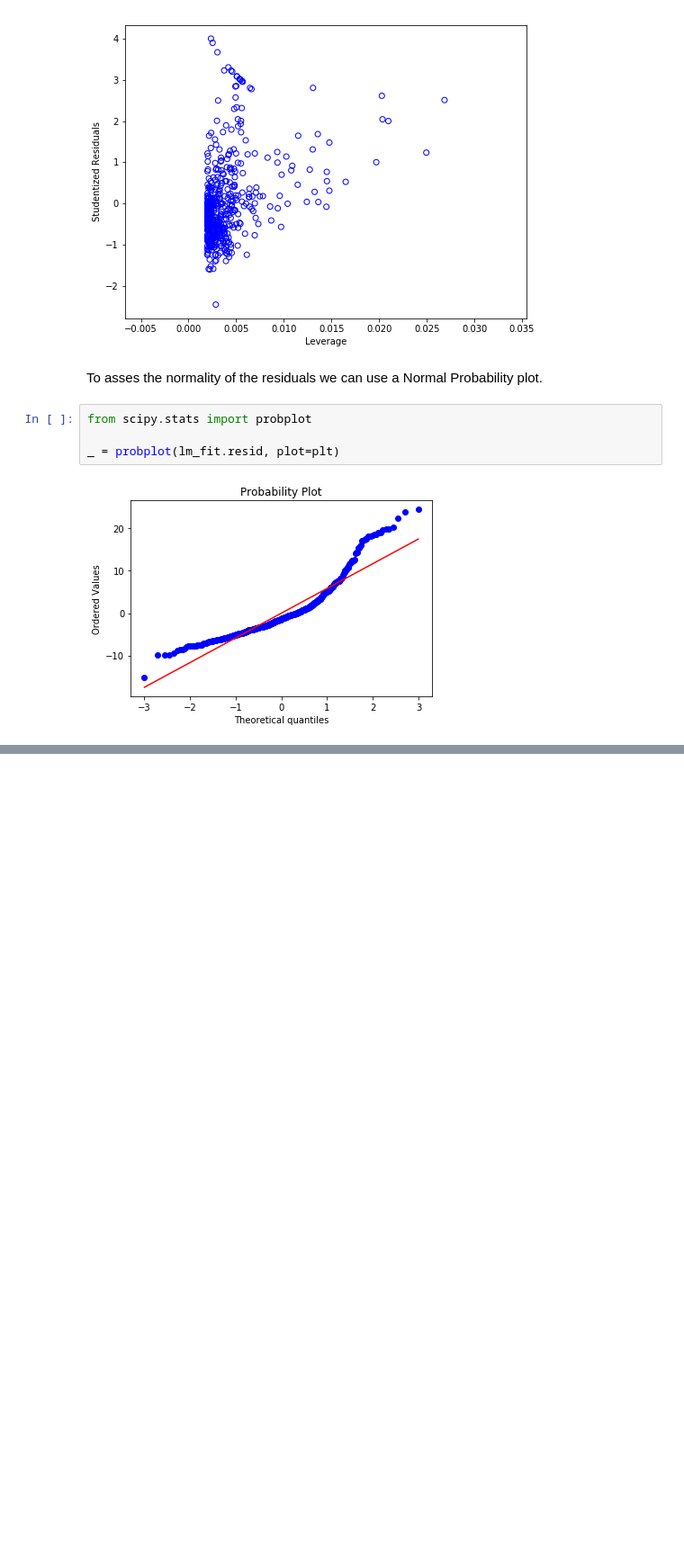
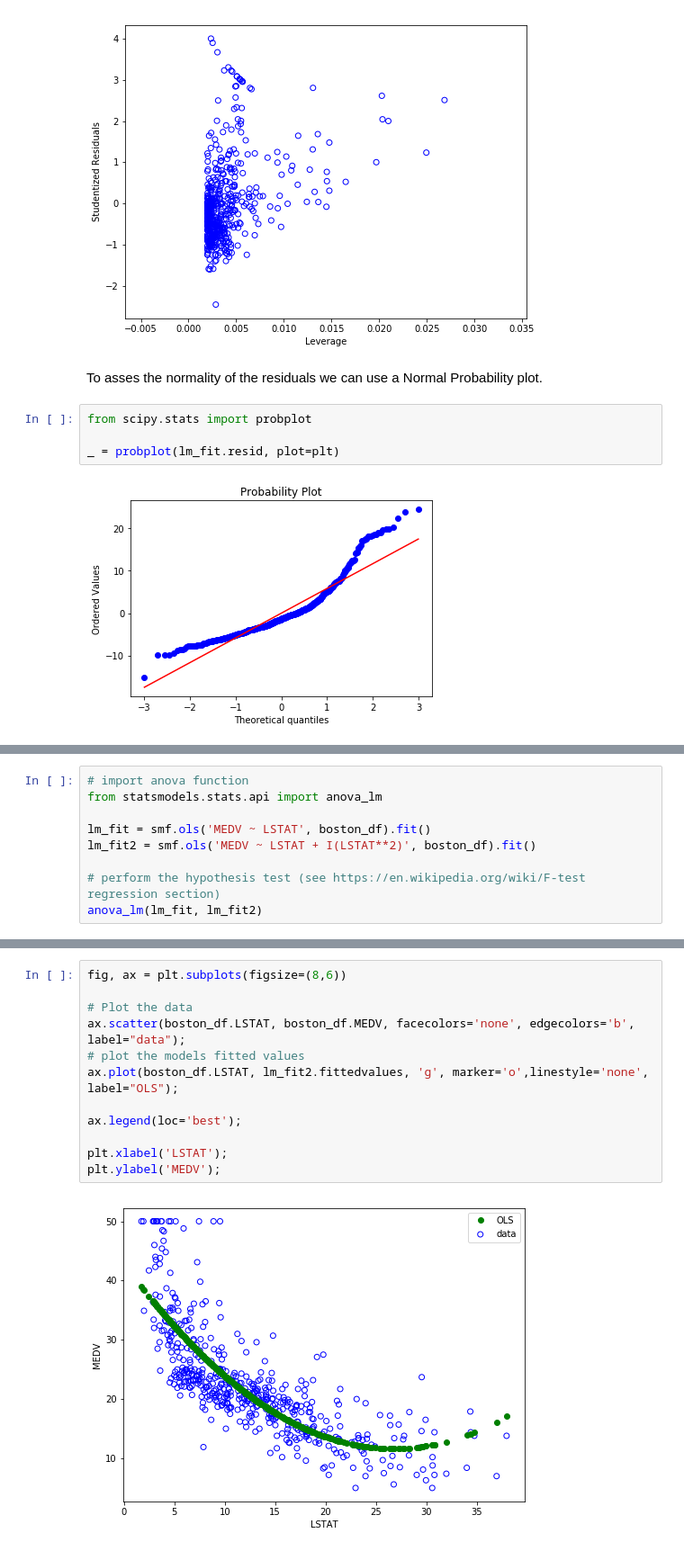
Before and after one commit to gperaza/ISLR-Python-Labs, a Jupyter notebook: Ch3-Linear_Regression.ipynb, the cells around one changed output, grey strips where cells are left out. Shown: that part at 90% size. Drawn from its saved outputs; the diff is of its cells as text; blank space fills up the shorter version.

```diff
--- a/Ch3-Linear_Regression.ipynb
+++ b/Ch3-Linear_Regression.ipynb
@@ -498,0 +419,9 @@ strong multicollinearity or other numerical problems.
+# %%
+# import anova function
+from statsmodels.stats.api import anova_lm
+
+lm_fit = smf.ols('MEDV ~ LSTAT', boston_df).fit()
+lm_fit2 = smf.ols('MEDV ~ LSTAT + I(LSTAT**2)', boston_df).fit()
+
+# perform the hypothesis test (see https://en.wikipedia.org/wiki/F-test regression section)
+anova_lm(lm_fit, lm_fit2)
@@ -498,0 +435,14 @@ strong multicollinearity or other numerical problems.
+# %%
+fig, ax = plt.subplots(figsize=(8,6))
+
+# Plot the data
+ax.scatter(boston_df.LSTAT, boston_df.MEDV, facecolors='none', edgecolors='b', label="data");
+# plot the models fitted values
+ax.plot(boston_df.LSTAT, lm_fit2.fittedvalues, 'g', marker='o',linestyle='none', label="OLS");
+
+ax.legend(loc='best');
+
+plt.xlabel('LSTAT');
+plt.ylabel('MEDV');
+# %% [output]
+[figure, added]
```
Also changed, not shown: parts of 64 cells of this notebook, 1 other file.
